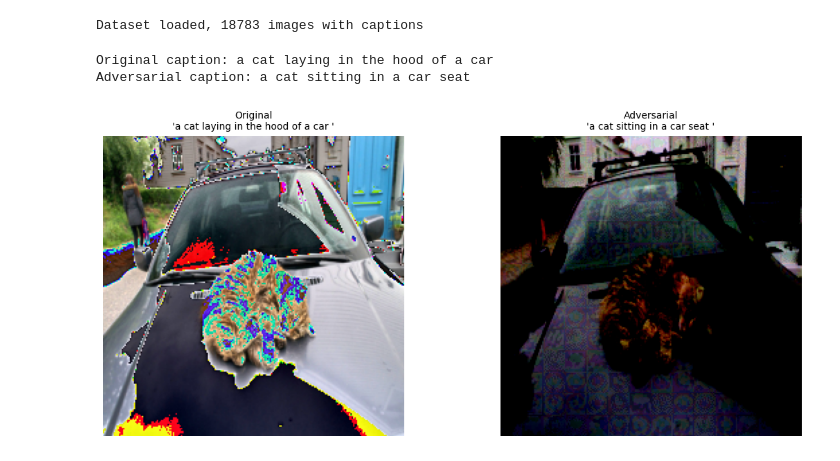
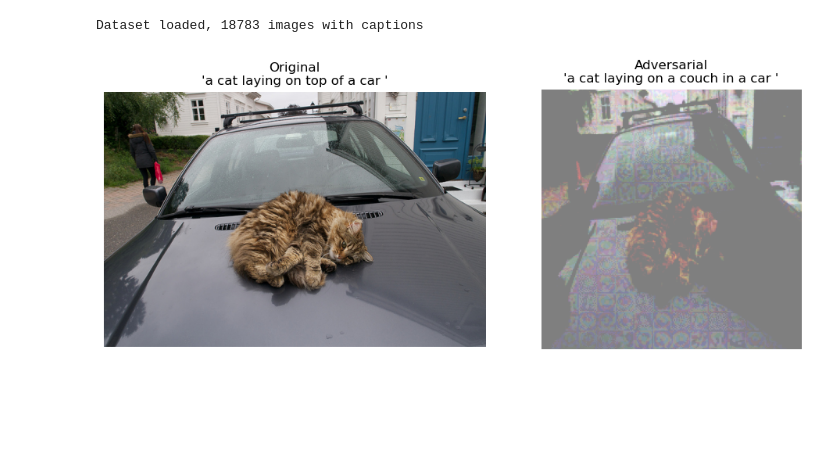
Before and after one commit to seue24/Advanced-Machine-Learning-for-Natural-Language-Processing, a Jupyter notebook: NewAttack_Katinka.ipynb, the cells around one changed output. Saved outputs shown, nothing was run; the diff lists cells and outputs as text; code cells hidden in the pictures; blank space fills up the shorter version.

Commit message:
changed visualization

```diff
--- a/NewAttack_Katinka.ipynb
+++ b/NewAttack_Katinka.ipynb
@@ -113,8 +112,17 @@ def perform_aaa_attack(img, epsilon=1.0):
 # %%
 def tensor_to_pil(tensor_img):
-    arr = tensor_img.cpu().numpy().transpose(1, 2, 0)
-    arr = (arr * 255).astype(np.uint8)
-    return Image.fromarray(arr)
+    # (C, H, W) → (H, W, C)
+    img = tensor_img.detach().cpu().permute(1, 2, 0).numpy()
+
+    # undo normalization from ViTImageProcessor
+    mean = np.array(feature_extractor.image_mean)
+    std = np.array(feature_extractor.image_std)
+
+    img = img * std + mean     # unnormalize
+    img = np.clip(img, 0, 1)   # ensure valid range
+    img = (img * 255).astype(np.uint8)
+
+    return Image.fromarray(img)
 
 def show_attack(original_tensor, adv_tensor, base_caption, adv_caption):
     orig_img = tensor_to_pil(original_tensor)
@@ -132,13 +140,25 @@ def show_attack(original_tensor, adv_tensor, base_caption, adv_caption):
     plt.axis("off")
     plt.tight_layout()
     plt.show()
-# %%
-
-idx = 6000  # or any other index
-img, _ = get_image(idx)
-original_tensor, adv_tensor, base_caption, adv_caption = perform_aaa_attack(img, epsilon=0.05)
-show_attack(original_tensor, adv_tensor, base_caption, adv_caption)
-# %% [output]
-Original caption: a cat laying in the hood of a car
-Adversarial caption: a cat sitting in a car seat
-[figure, removed]
+# %%
+idx = 6000
+orig_img, _ = get_image(idx)
+orig_tensor, adv_tensor, cap_orig, cap_adv = perform_aaa_attack(orig_img, epsilon=0.08)
+orig_vis = tensor_to_pil(orig_tensor)
+adv_vis = tensor_to_pil(adv_tensor)
+
+# Show side by side
+plt.figure(figsize=(10, 4))
+plt.subplot(1, 2, 1)
+plt.imshow(orig_img)
+plt.title(f"Original\n'{cap_orig}'")
+plt.axis("off")
+
+plt.subplot(1, 2, 2)
+plt.imshow(adv_vis)
+plt.title(f"Adversarial\n'{cap_adv}'")
+plt.axis("off")
+plt.tight_layout()
+plt.show()
+# %% [output]
+[figure, added]
```
Also changed, not shown: parts of 1 cell of this notebook.
